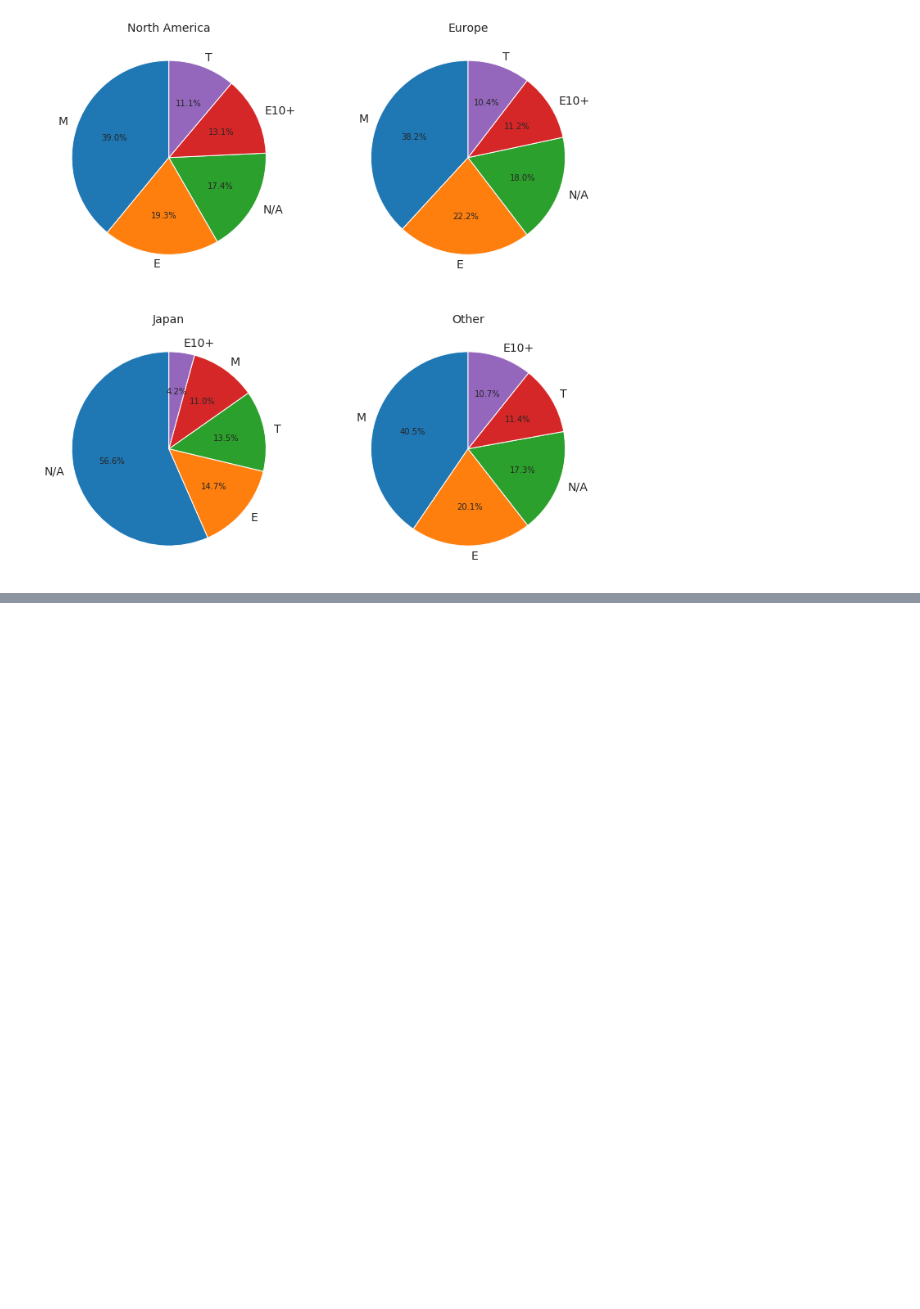
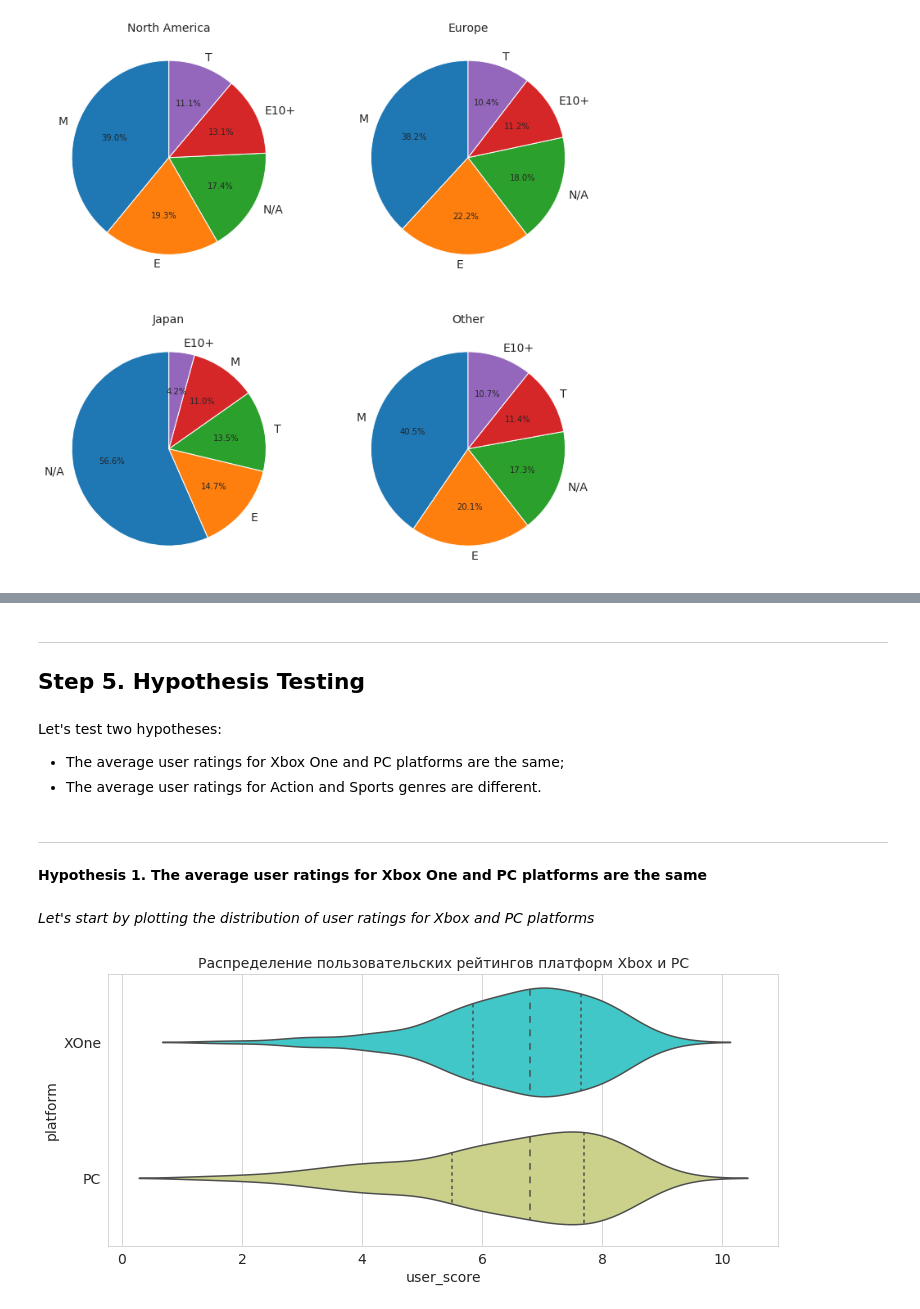
Before and after one commit to smakarin/smakarin_projects, a Jupyter notebook: Data analytics project/videogames_prediction.ipynb, the cells around one changed output, grey strips where cells are left out. Saved outputs shown, nothing was run; the diff lists cells and outputs as text; code cells hidden in the pictures; blank space fills up the shorter version.

```diff
--- a/Data analytics project/videogames_prediction.ipynb
+++ b/Data analytics project/videogames_prediction.ipynb
@@ -1115,0 +986,20 @@ p-значение:  4.1760287978753525e-24
+# %% [markdown]
+***
+## Step 5. Hypothesis Testing
+# %% [markdown]
+Let's test two hypotheses:
+- The average user ratings for Xbox One and PC platforms are the same;
+- The average user ratings for Action and Sports genres are different.
+# %% [markdown]
+***
+**Hypothesis 1. The average user ratings for Xbox One and PC platforms are the same**
+# %% [markdown]
+*Let's start by plotting the distribution of user ratings for Xbox and PC platforms*
+# %%
+plt.figure(figsize=(12, 5))
+sns.violinplot(x="user_score", y="platform", data=user_score_good, order=["XOne", "PC"],
+               palette='rainbow', orient='h', inner="quartile")
+plt.title('The distribution of user ratings for Xbox and PC platforms')
+plt.show()
+# %% [output]
+[figure, added]
```
Also changed, not shown: parts of 269 cells of this notebook.
